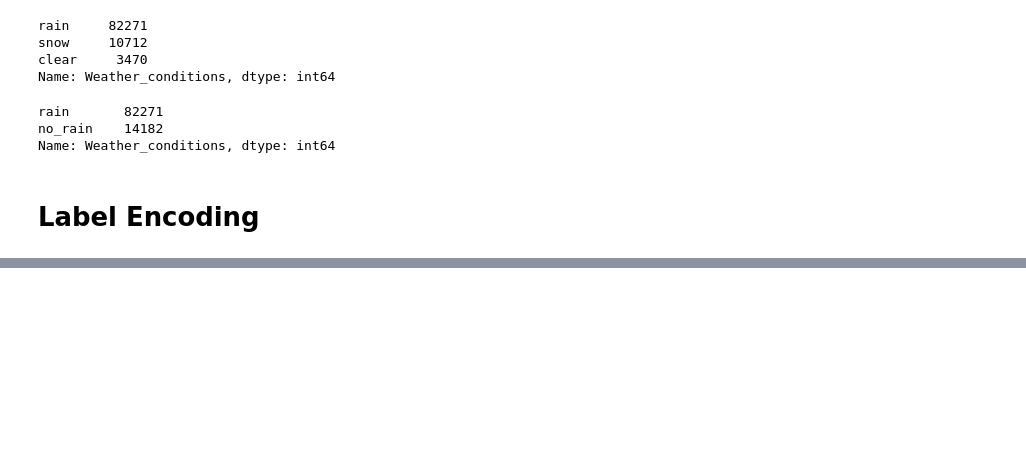
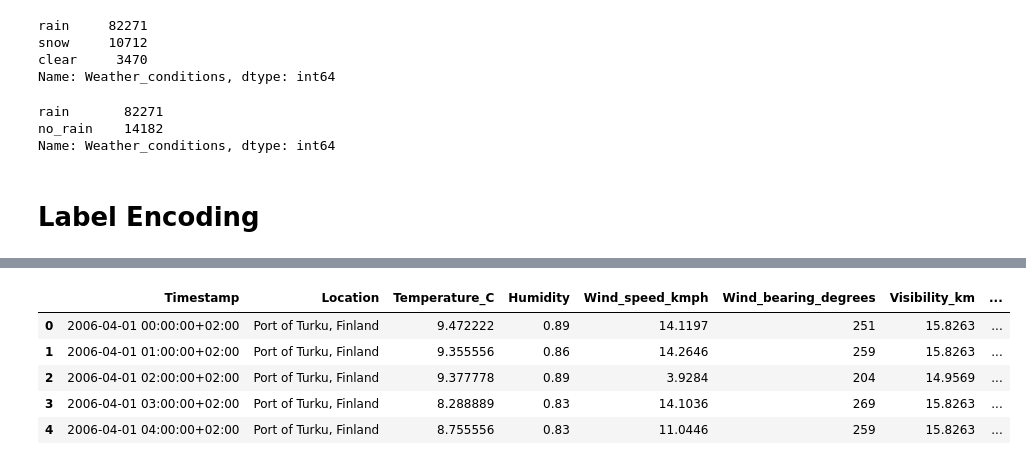
Before and after one commit to hemansnation/Machine-Learning-MLOps-GenerativeAI-NLP-CV-MLSystem-Design, a Jupyter notebook: 5_Module - MLOps/1_MLOps Azure MLFlow/Data_Processing.ipynb, the cells around one changed output, grey strips where cells are left out. Drawn from its saved outputs; the diff is of its cells as text; code cells hidden in the pictures; blank space fills up the shorter version.

```diff
--- a/5_Module - MLOps/1_MLOps Azure MLFlow/Data_Processing.ipynb
+++ b/5_Module - MLOps/1_MLOps Azure MLFlow/Data_Processing.ipynb
@@ -90,0 +158,9 @@ Name: Weather_conditions, dtype: int64
+# %%
+df.head()
+# %% [output]
+|  | Timestamp | Location | Temperature_C | Humidity | Wind_speed_kmph | Wind_bearing_degrees | Visibility_km | ... |
+| 0 | 2006-04-01 00:00:00+02:00 | Port of Turku, Finland | 9.472222 | 0.89 | 14.1197 | 251 | 15.8263 | ... |
+| 1 | 2006-04-01 01:00:00+02:00 | Port of Turku, Finland | 9.355556 | 0.86 | 14.2646 | 259 | 15.8263 | ... |
+| 2 | 2006-04-01 02:00:00+02:00 | Port of Turku, Finland | 9.377778 | 0.89 | 3.9284 | 204 | 14.9569 | ... |
+| 3 | 2006-04-01 03:00:00+02:00 | Port of Turku, Finland | 8.288889 | 0.83 | 14.1036 | 269 | 15.8263 | ... |
+| 4 | 2006-04-01 04:00:00+02:00 | Port of Turku, Finland | 8.755556 | 0.83 | 11.0446 | 259 | 15.8263 | ... |
```
Also changed, not shown: parts of 20 cells of this notebook, 1 other file.
